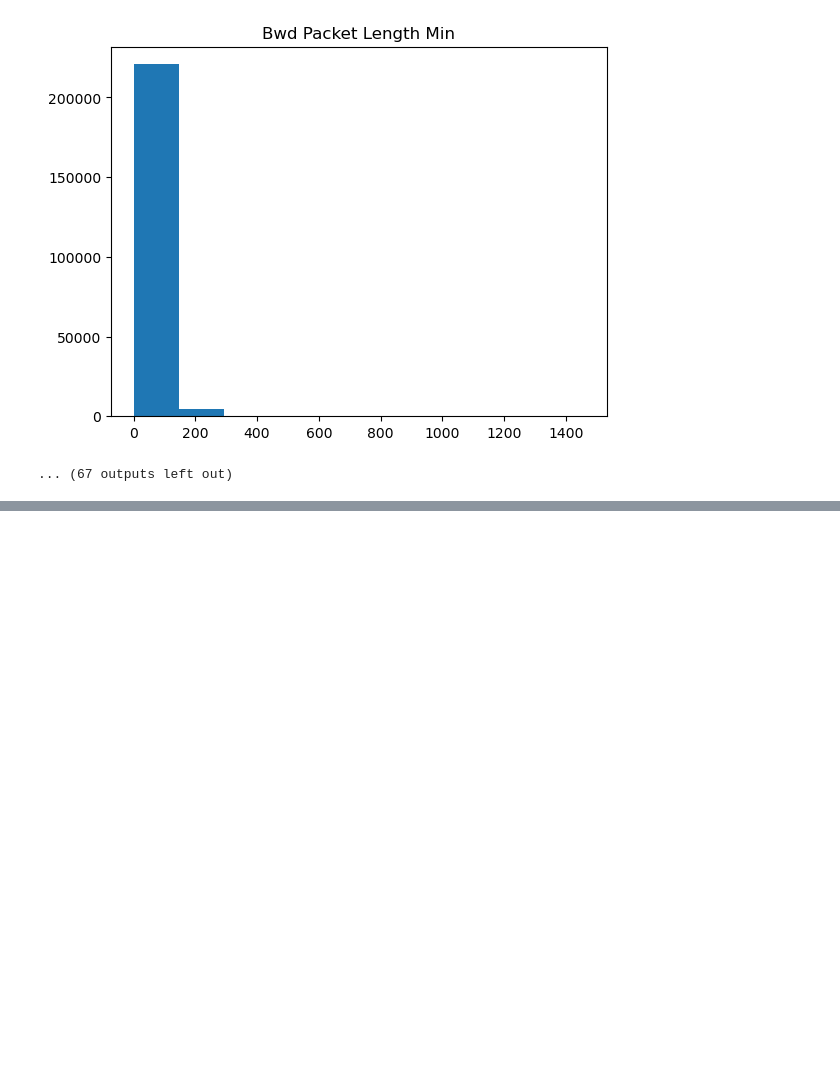
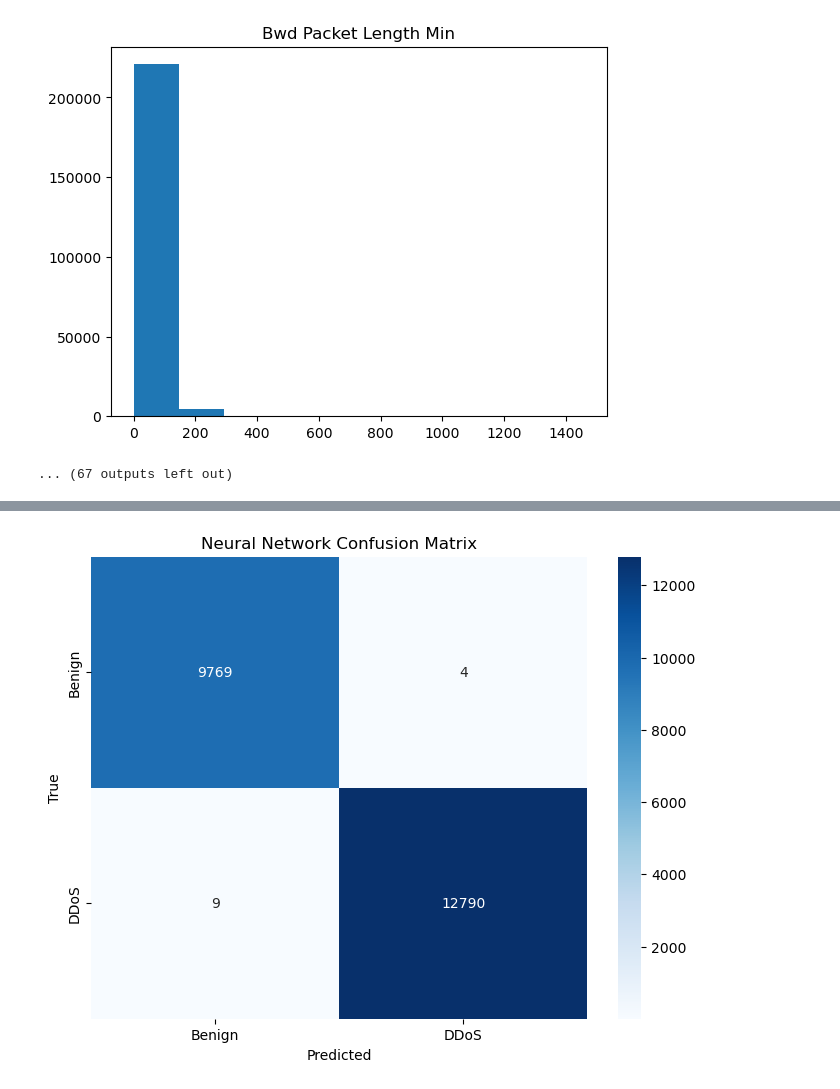
Before and after one commit to ahmed-arifgala/DDoS_Mitigation, a Jupyter notebook: DDoS_Mitigation.ipynb, the cells around one changed output, grey strips where cells are left out. Drawn from its saved outputs; the diff is of its cells as text; code cells hidden in the pictures; blank space fills up the shorter version.

```diff
--- a/DDoS_Mitigation.ipynb
+++ b/DDoS_Mitigation.ipynb
@@ -370,0 +432,4 @@ plot_confusion_matrix(y_test, rf_pred, ['Benign', 'DDoS'], 'Random Forest Confus
+# %%
+nn_model = MLPClassifier(hidden_layer_sizes=(10,), max_iter=600, random_state=42)
+nn_model.fit(X_train, y_train)
+nn_pred = nn_model.predict(X_test)
@@ -370,0 +453,4 @@ plot_confusion_matrix(y_test, rf_pred, ['Benign', 'DDoS'], 'Random Forest Confus
+# %%
+plot_confusion_matrix(y_test, nn_pred, ['Benign', 'DDoS'], 'Neural Network Confusion Matrix')
+# %% [output]
+[figure, added]
```
Also changed, not shown: parts of 53 cells of this notebook.
